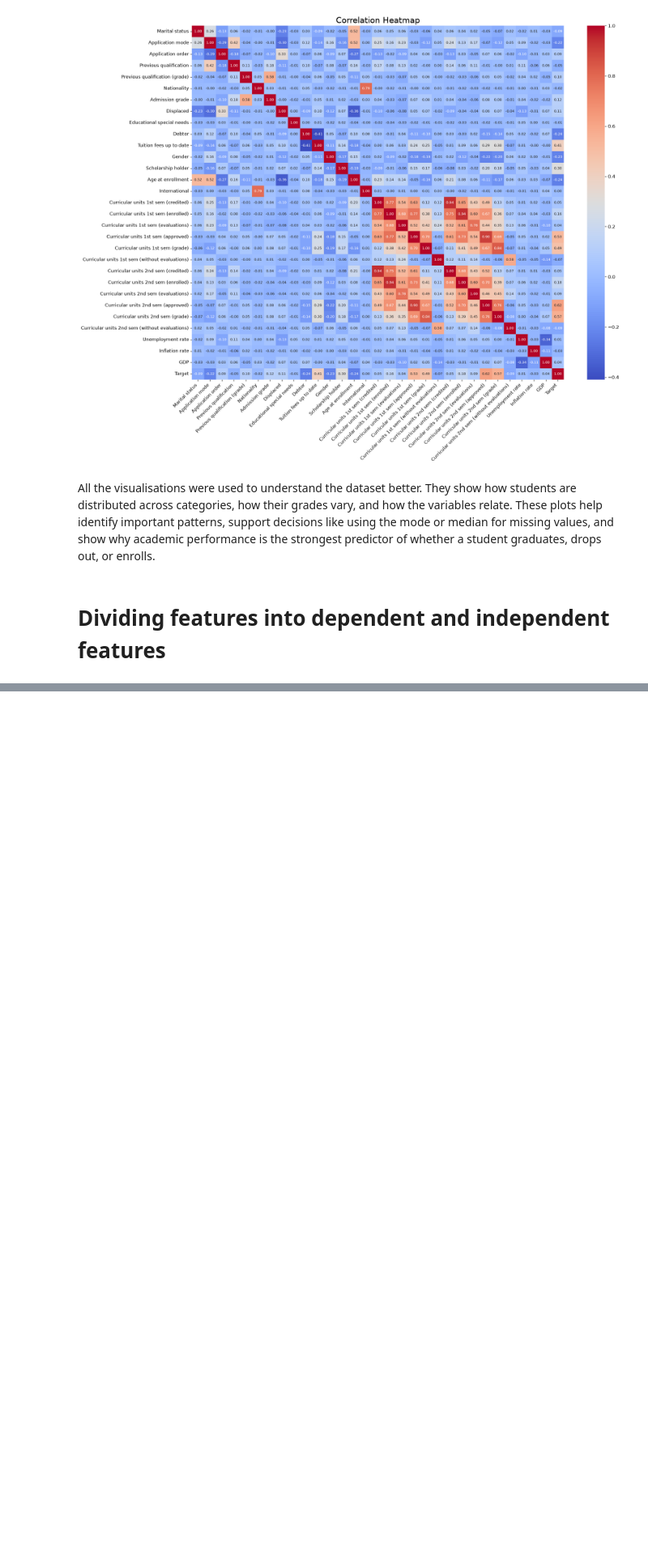
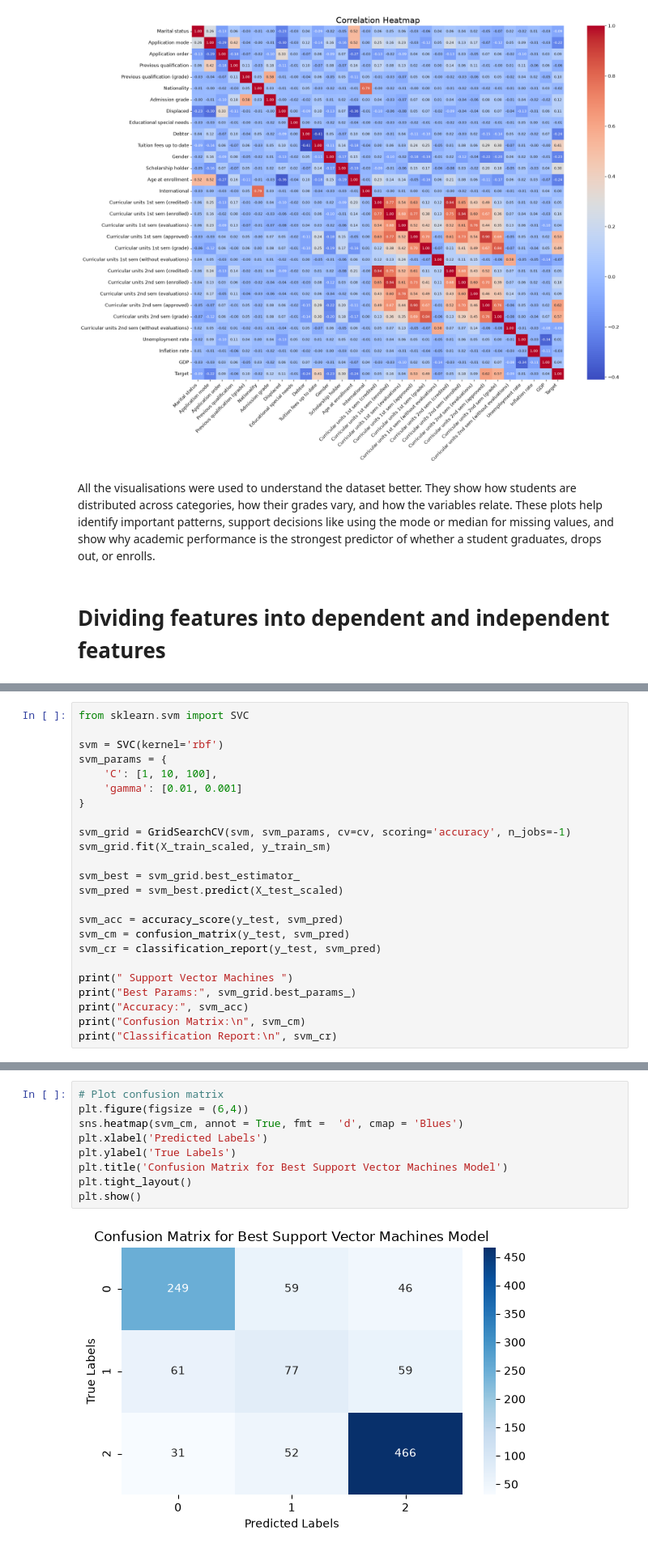
Before and after one commit to sba25078/HDipData_CA1-assignment-for-machine-learning-, a Jupyter notebook: ML_HDipData_CA1.ipynb, the cells around one changed output, grey strips where cells are left out. Shown at 81% size. Drawn from its saved outputs; the diff is of its cells as text; blank space fills up the shorter version.

```diff
--- a/ML_HDipData_CA1.ipynb
+++ b/ML_HDipData_CA1.ipynb
@@ -575,0 +986,24 @@ y_churn = np.where(df['Target'] == 0, 1, 0)  # 1 = churn, 0 = loyal
+# %%
+from sklearn.svm import SVC
+
+svm = SVC(kernel='rbf')
+svm_params = {
+    'C': [1, 10, 100],
+    'gamma': [0.01, 0.001]
+}
+
+svm_grid = GridSearchCV(svm, svm_params, cv=cv, scoring='accuracy', n_jobs=-1)
+svm_grid.fit(X_train_scaled, y_train_sm)
+
+svm_best = svm_grid.best_estimator_
+svm_pred = svm_best.predict(X_test_scaled)
+
+svm_acc = accuracy_score(y_test, svm_pred)
+svm_cm = confusion_matrix(y_test, svm_pred)
+svm_cr = classification_report(y_test, svm_pred)
+
+print(" Support Vector Machines ")
+print("Best Params:", svm_grid.best_params_)
+print("Accuracy:", svm_acc)
+print("Confusion Matrix:\n", svm_cm)
+print("Classification Report:\n", svm_cr)
@@ -575,0 +1028,11 @@ y_churn = np.where(df['Target'] == 0, 1, 0)  # 1 = churn, 0 = loyal
+# %%
+# Plot confusion matrix
+plt.figure(figsize = (6,4))
+sns.heatmap(svm_cm, annot = True, fmt =  'd', cmap = 'Blues')
+plt.xlabel('Predicted Labels')
+plt.ylabel('True Labels')
+plt.title('Confusion Matrix for Best Support Vector Machines Model')
+plt.tight_layout()
+plt.show()
+# %% [output]
+[figure, added]
```
Also changed, not shown: parts of 59 cells of this notebook.
